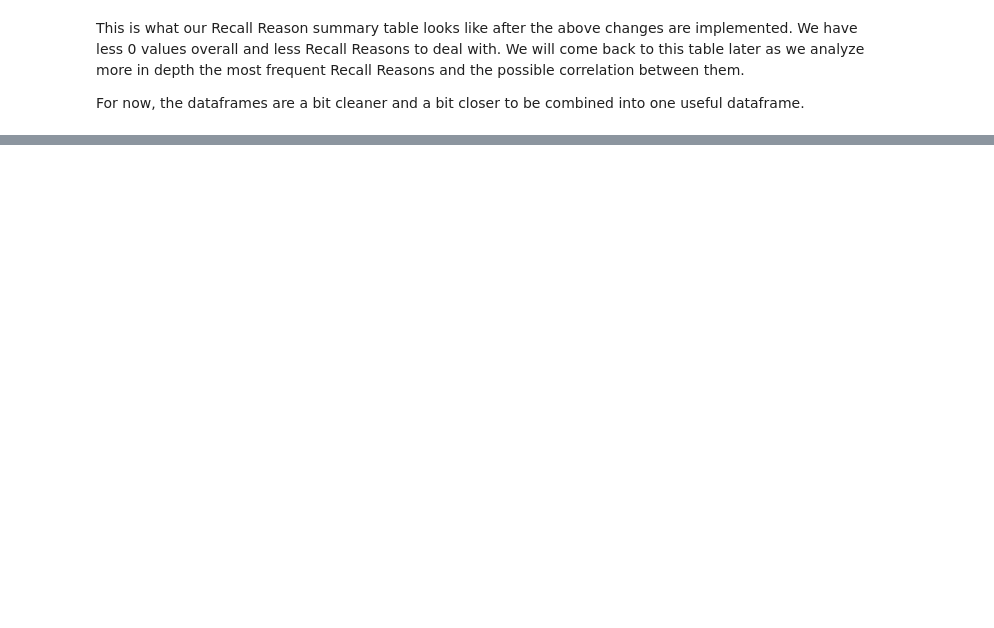
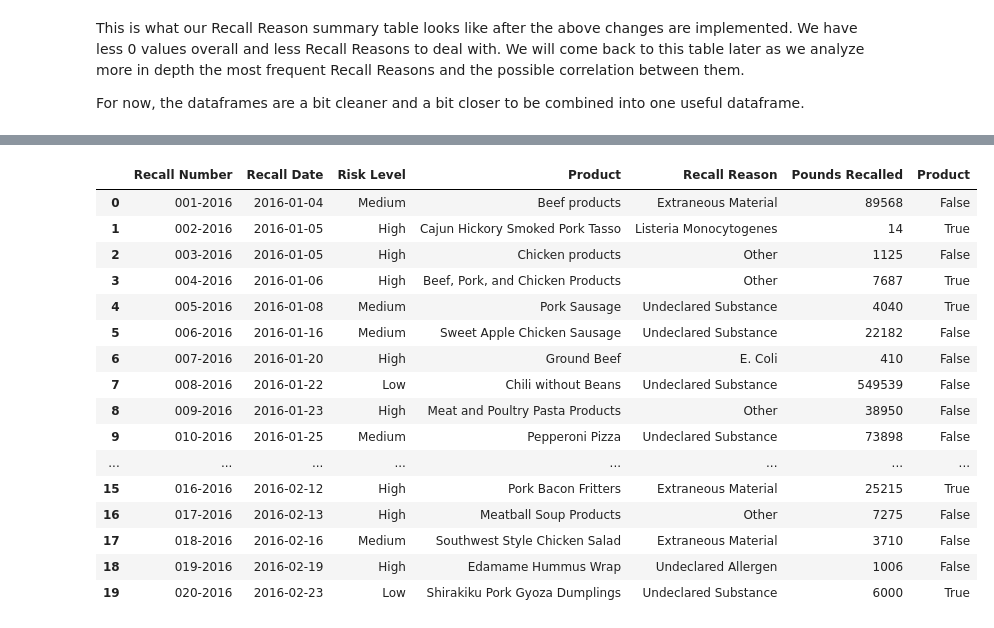
Before and after one commit to yemikifouly/food-recalls-analysis, a Jupyter notebook: data_cleaning_and_preparation.ipynb, the cells around one changed output, grey strips where cells are left out. Cells and saved outputs as stored; diff of their text form; code cells hidden in the pictures; blank space fills up the shorter version.

Commit message:
Preliminary work on Product column

```diff
--- a/data_cleaning_and_preparation.ipynb
+++ b/data_cleaning_and_preparation.ipynb
@@ -582,3 +582,7 @@ recall_reasons_summary
 This is what our Recall Reason summary table looks like after the above changes are implemented. We have less 0 values overall and less Recall Reasons to deal with. We will come back to this table later as we analyze more in depth the most frequent Recall Reasons and the possible correlation between them.
 
 For now, the dataframes are a bit cleaner and a bit closer to be combined into one useful dataframe.
+# %%
+recalls_16 = df_dict[2016]
+slice = recalls_16[:20]
+slice
@@ -584,0 +613,5 @@ For now, the dataframes are a bit cleaner and a bit closer to be combined into o
+# %%
+pattern = r'pork\s(?=meat)|pork'
+# %%
+pork = pd.DataFrame(slice['Product'].str.contains(pattern, flags=re.I))
+pork
@@ -584,0 +636,21 @@ For now, the dataframes are a bit cleaner and a bit closer to be combined into o
+# %%
+sl = slice.copy()
+pd.concat([sl, pork], axis=1)
+# %% [output]
+|  | Recall Number | Recall Date | Risk Level | Product | Recall Reason | Pounds Recalled | Product |
+| 0 | 001-2016 | 2016-01-04 | Medium | Beef products | Extraneous Material | 89568 | False |
+| 1 | 002-2016 | 2016-01-05 | High | Cajun Hickory Smoked Pork Tasso | Listeria Monocytogenes | 14 | True |
+| 2 | 003-2016 | 2016-01-05 | High | Chicken products | Other | 1125 | False |
+| 3 | 004-2016 | 2016-01-06 | High | Beef, Pork, and Chicken Products | Other | 7687 | True |
+| 4 | 005-2016 | 2016-01-08 | Medium | Pork Sausage | Undeclared Substance | 4040 | True |
+| 5 | 006-2016 | 2016-01-16 | Medium | Sweet Apple Chicken Sausage | Undeclared Substance | 22182 | False |
+| 6 | 007-2016 | 2016-01-20 | High | Ground Beef | E. Coli | 410 | False |
+| 7 | 008-2016 | 2016-01-22 | Low | Chili without Beans | Undeclared Substance | 549539 | False |
+| 8 | 009-2016 | 2016-01-23 | High | Meat and Poultry Pasta Products | Other | 38950 | False |
+| 9 | 010-2016 | 2016-01-25 | Medium | Pepperoni Pizza | Undeclared Substance | 73898 | False |
+| ... | ... | ... | ... | ... | ... | ... | ... |
+| 15 | 016-2016 | 2016-02-12 | High | Pork Bacon Fritters | Extraneous Material | 25215 | True |
+| 16 | 017-2016 | 2016-02-13 | High | Meatball Soup Products | Other | 7275 | False |
+| 17 | 018-2016 | 2016-02-16 | Medium | Southwest Style Chicken Salad | Extraneous Material | 3710 | False |
+| 18 | 019-2016 | 2016-02-19 | High | Edamame Hummus Wrap | Undeclared Allergen | 1006 | False |
+| 19 | 020-2016 | 2016-02-23 | Low | Shirakiku Pork Gyoza Dumplings | Undeclared Substance | 6000 | True |
```
Also changed, not shown: parts of 12 cells of this notebook.
